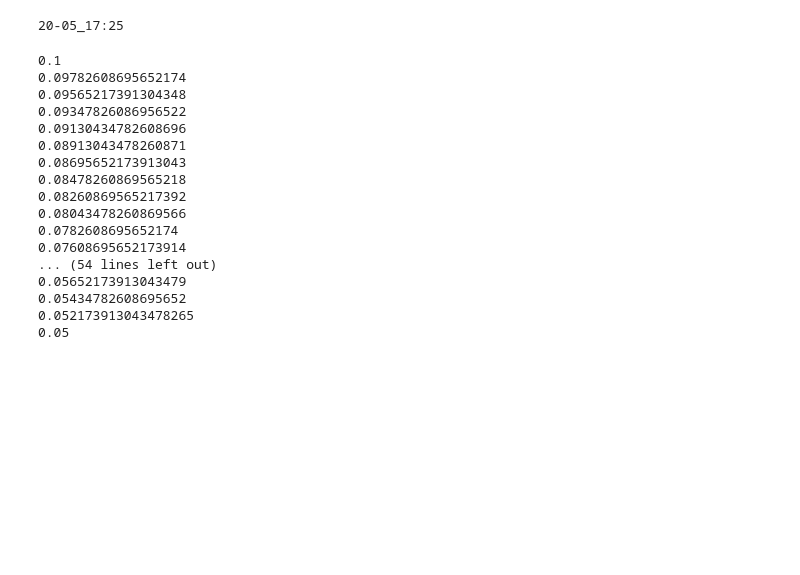
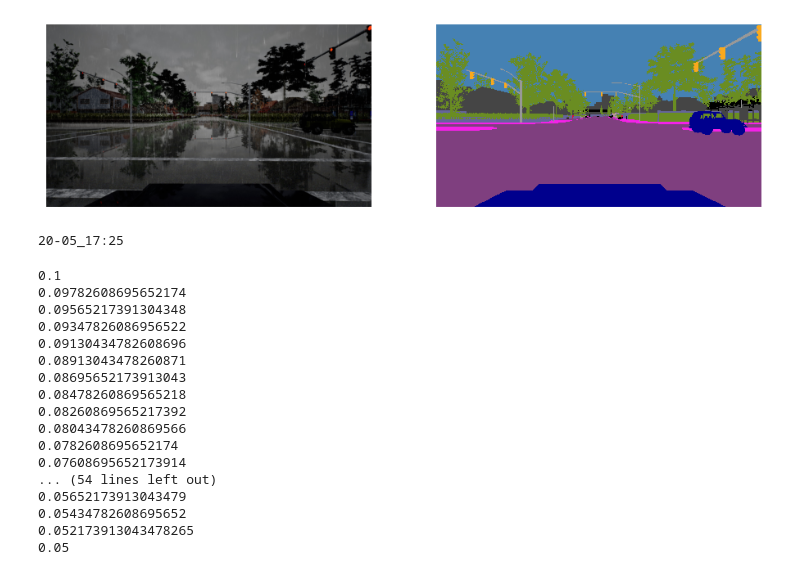
Before and after one commit to ZeTornio/MLDL_project, a Jupyter notebook: tests_dirty.ipynb, the cells around one changed output. Drawn from its saved outputs; the diff is of its cells as text; code cells hidden in the pictures; blank space fills up the shorter version.

```diff
--- a/tests_dirty.ipynb
+++ b/tests_dirty.ipynb
@@ -9,3 +10,9 @@ import json
+# %%
+
+iddaTestDiff=IDDADataset('data/idda',fileName='test_diff_dom.txt',transform=sstr.ToTensor(),client_name='test_diff_domain')
+iddaTestDiff.showSample(0)
+# %% [output]
+[figure, added]
 # %%
 directory="aa/bb"
 import os
```
Also changed, not shown: parts of 1 cell of this notebook, 5 other files.
